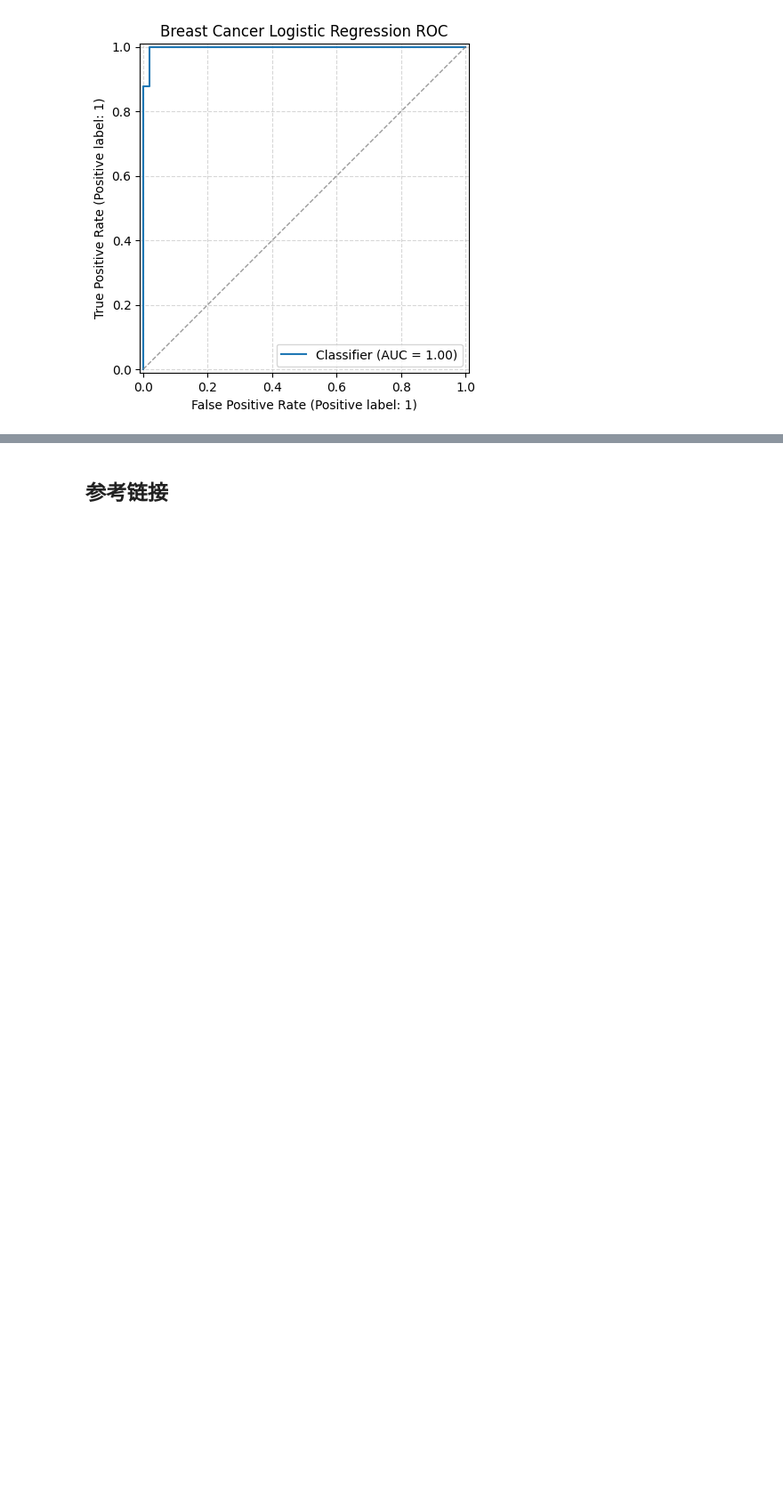
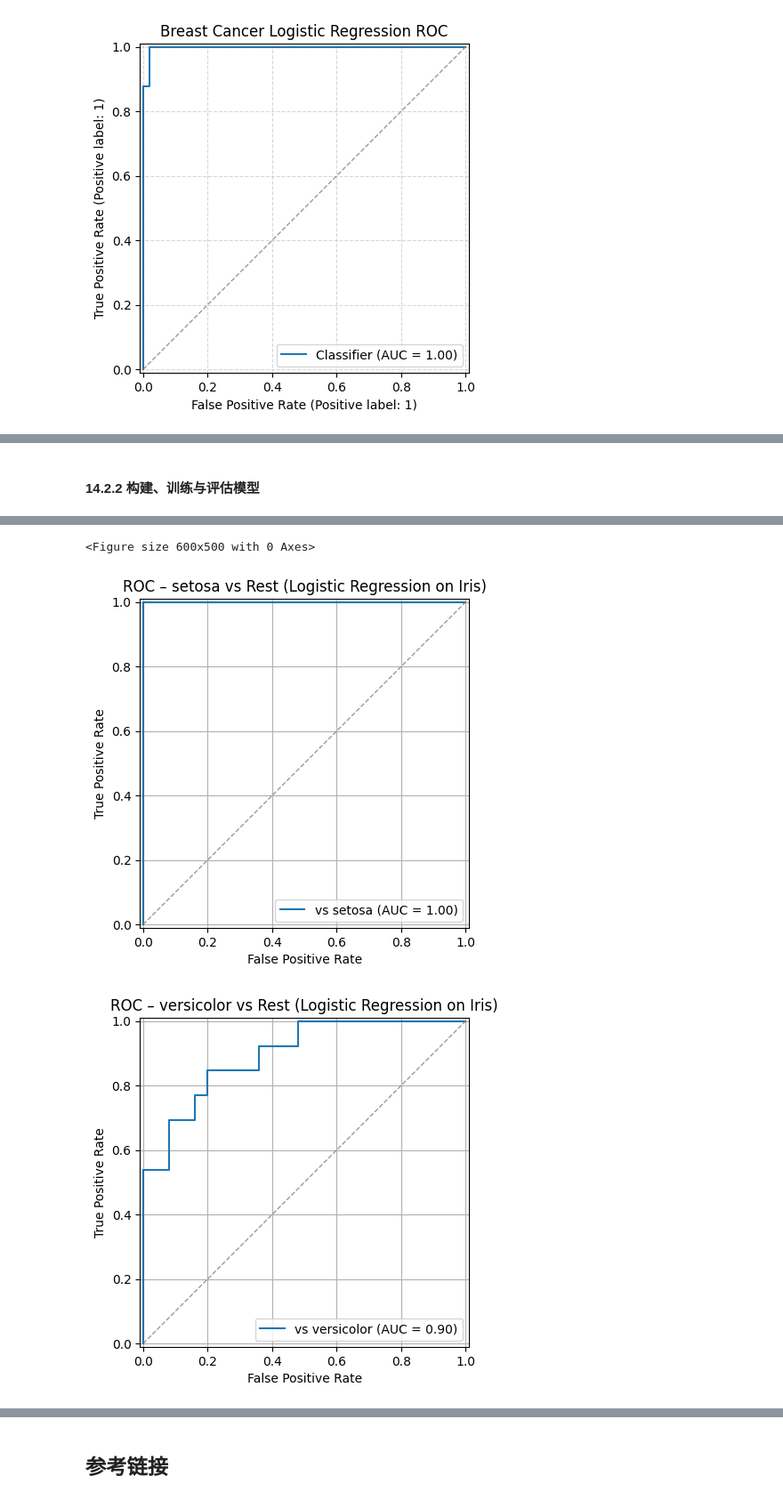
Before and after one commit to Alberthua-Perl/python-project-demo, a Jupyter notebook: AI267v2.x-course-demo/基于 Red Hat OpenShift AI 运行 MLOps.ipynb, the cells around one changed output, grey strips where cells are left out. Shown: that part at 89% size. Saved outputs shown, nothing was run; the diff lists cells and outputs as text; code cells hidden in the pictures; blank space fills up the shorter version.

```diff
--- a/AI267v2.x-course-demo/基于 Red Hat OpenShift AI 运行 MLOps.ipynb
+++ b/AI267v2.x-course-demo/基于 Red Hat OpenShift AI 运行 MLOps.ipynb
@@ -972,5 +1080,7 @@ AUC = 0.998
+# %% [markdown]
+#### **14.2.2 构建、训练与评估模型**
 # %%
-# logistic_multiclass_iris.py
+# scripts/logistic_multiclass_iris.py
 import numpy as np
 import matplotlib.pyplot as plt
 from sklearn.datasets import load_iris
@@ -980,11 +1090,11 @@ from sklearn.pipeline import Pipeline
 from sklearn.multiclass import OneVsRestClassifier
 from sklearn.linear_model import LogisticRegression
 from sklearn.metrics import (
-    accuracy_score, confusion_matrix, ConfusionMatrixDisplay, classification_report
+    accuracy_score, classification_report, confusion_matrix, ConfusionMatrixDisplay, RocCurveDisplay
 )
 
 # 1. 数据
-X, y = load_iris(return_X_y=True)   # 3 类：0-setosa, 1-versicolor, 2-virginica
+X, y = load_iris(return_X_y=True)
 
 # 2. 训练/测试拆分
 X_train, X_test, y_train, y_test = train_test_split(
@@ -996,20 +1106,38 @@ pipe = Pipeline(steps=[
     ('clf', OneVsRestClassifier(
          LogisticRegression(max_iter=1000,
                             class_weight='balanced')))
-])
+])  # 多分类任务
 
 pipe.fit(X_train, y_train)
 
 # 4. 预测与评估
+y_score = pipe.predict_proba(X_test)
 y_pred = pipe.predict(X_test)
-print("Accuracy:", accuracy_score(y_test, y_pred))
+print("Accuracy:", round(accuracy_score(y_test, y_pred), 2))
 print("\nClassification Report:\n", classification_report(y_test, y_pred))
 
 # 5. 混淆矩阵
 cm = confusion_matrix(y_test, y_pred)
+print("Logistic Regression – Iris Confusion Matrix:\n", cm)
 disp = ConfusionMatrixDisplay(confusion_matrix=cm,
                               display_labels=load_iris().target_names)
 disp.plot(cmap='Blues')
 plt.title("Logistic Regression – Iris Confusion Matrix")
 plt.show()
+
+# 6. 为 3 类分别绘制 ROC 曲线
+plt.figure(figsize=(6, 5))
+for idx, cls_name in enumerate(load_iris().target_names):
+    RocCurveDisplay.from_predictions(
+        y_test == idx,
+        y_score[:, idx],
+        name=f"vs {cls_name}",
+    )
+    ax = plt.gca()
+    ax.plot([0, 1], [0, 1], color='gray', lw=1, linestyle='--', alpha=0.8)  # 对角线
+    plt.title(f"ROC – {cls_name} vs Rest (Logistic Regression on Iris)")
+    plt.xlabel("False Positive Rate")
+    plt.ylabel("True Positive Rate")
+    plt.grid(True)
+    plt.show()
 # %% [output]
@@ -1028 +1161,4 @@ weighted avg       0.85      0.84      0.84        38
 [figure]
+<Figure size 600x500 with 0 Axes>
+[figure, added]
+[figure, added]
```
Also changed, not shown: parts of 49 cells of this notebook, 2 other files.
